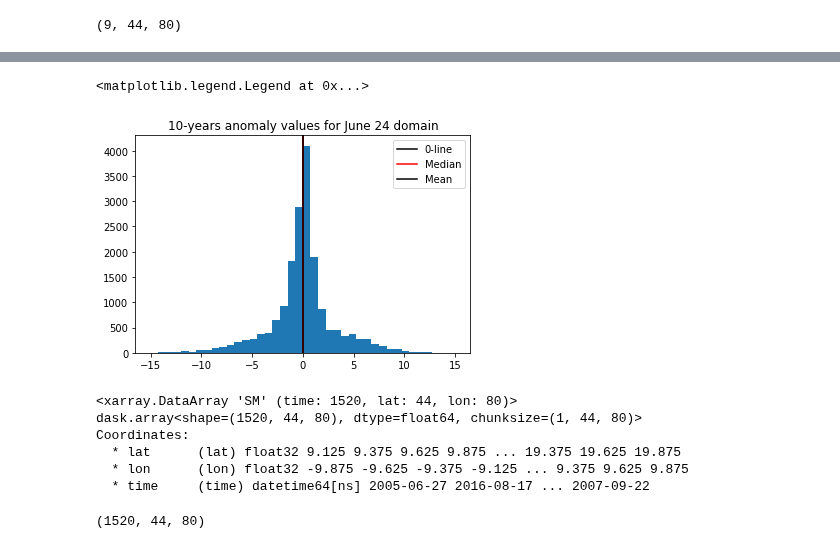
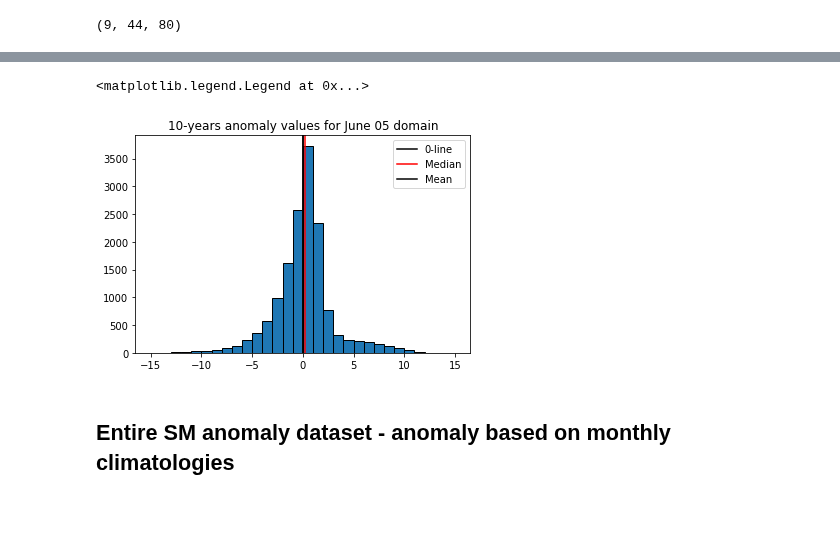
Before and after one commit to cornkle/proj_CEH, a Jupyter notebook: notebooks/AMMA_soil_moisture_distribution_test.ipynb, the cells around one changed output, grey strips where cells are left out. Drawn from its saved outputs; the diff is of its cells as text; code cells hidden in the pictures; blank space fills up the shorter version.

```diff
--- a/notebooks/AMMA_soil_moisture_distribution_test.ipynb
+++ b/notebooks/AMMA_soil_moisture_distribution_test.ipynb
@@ -39,3 +39,3 @@ cd ..
 # %%
-path = cnst.network_data + 'data/OBS/AMSRE/aqua/nc_day/AMSR_L3_LPRMv05_A_*0624.nc'
+path = cnst.network_data + 'data/OBS/AMSRE/aqua/nc_day/AMSR_L3_LPRMv05_A_*0605.nc'
 files = glob.glob(path)
@@ -91,15 +58,17 @@ plt.pcolormesh(ano[5,:,:])
 # %%
 hist_ano = ano.values[np.isfinite(ano.values)]
 # %%
-plt.hist(hist_ano, bins=40, range=(-15,15))
+plt.hist(hist_ano, bins=30, range=(-15,15), edgecolor='k')
 plt.axvline(x=0, color='k', label='0-line')
 plt.axvline(x=np.median(hist_ano), color='r', label='Median')
 plt.axvline(x=np.mean(hist_ano), color='k', label='Mean')
-plt.title('10-years anomaly values for June 24 domain')
+plt.title('10-years anomaly values for June 05 domain')
 plt.legend()
 # %% [output]
 <matplotlib.legend.Legend at 0x...>
-[figure, old version]
+[figure, new version]
+# %% [markdown]
+## Entire SM anomaly dataset - anomaly based on monthly climatologies
 # %%
 path = cnst.network_data + 'data/OBS/AMSRE/aqua/sma_nc_day/sma_*.nc'
 files = glob.glob(path)
@@ -108,16 +77,3 @@ data = xr.open_mfdataset(files, autoclose=True)
 data = data.sel(lon=slice(-10,10), lat=slice(9,20))
 # %%
 data = data['SM'][(data['time.month']>=6) & (data['time.month']<=9)]
-# %%
-data
-# %% [output]
-<xarray.DataArray 'SM' (time: 1520, lat: 44, lon: 80)>
-dask.array<shape=(1520, 44, 80), dtype=float64, chunksize=(1, 44, 80)>
-Coordinates:
-  * lat      (lat) float32 9.125 9.375 9.625 9.875 ... 19.375 19.625 19.875
-  * lon      (lon) float32 -9.875 -9.625 -9.375 -9.125 ... 9.375 9.625 9.875
-  * time     (time) datetime64[ns] 2005-06-27 2016-08-17 ... 2007-09-22
-# %%
-data.shape
-# %% [output]
-(1520, 44, 80)
```
Also changed, not shown: parts of 13 cells of this notebook.
